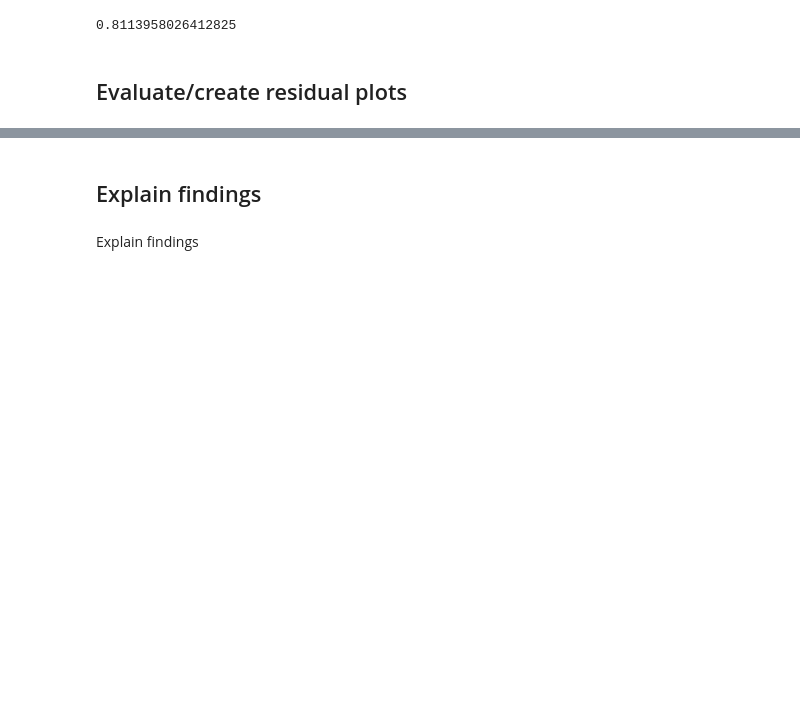
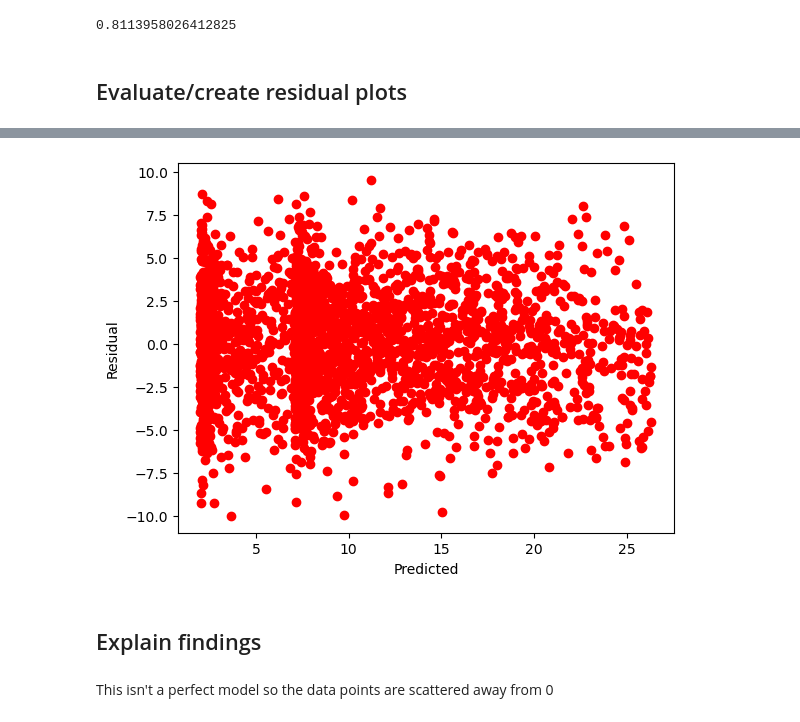
Before and after one commit to palak126/DS602, a Jupyter notebook: weel04/week4 - regression lab.ipynb, the cells around one changed output, grey strips where cells are left out. Saved outputs shown, nothing was run; the diff lists cells and outputs as text; code cells hidden in the pictures; blank space fills up the shorter version.

```diff
--- a/weel04/week4 - regression lab.ipynb
+++ b/weel04/week4 - regression lab.ipynb
@@ -396,4 +405,11 @@ y_pred = modeling_pipeline.predict(X_test)
+# %%
+plt.plot(y_pred, y_pred - y_test, 'ro')
+plt.ylabel('Residual')
+plt.xlabel('Predicted')
+plt.show()
+# %% [output]
+[figure, added]
 # %% [markdown]
 ## Explain findings
 # %% [markdown]
-Explain findings
+This isn't a perfect model so the data points are scattered away from 0
```
Also changed, not shown: parts of 5 cells of this notebook.
